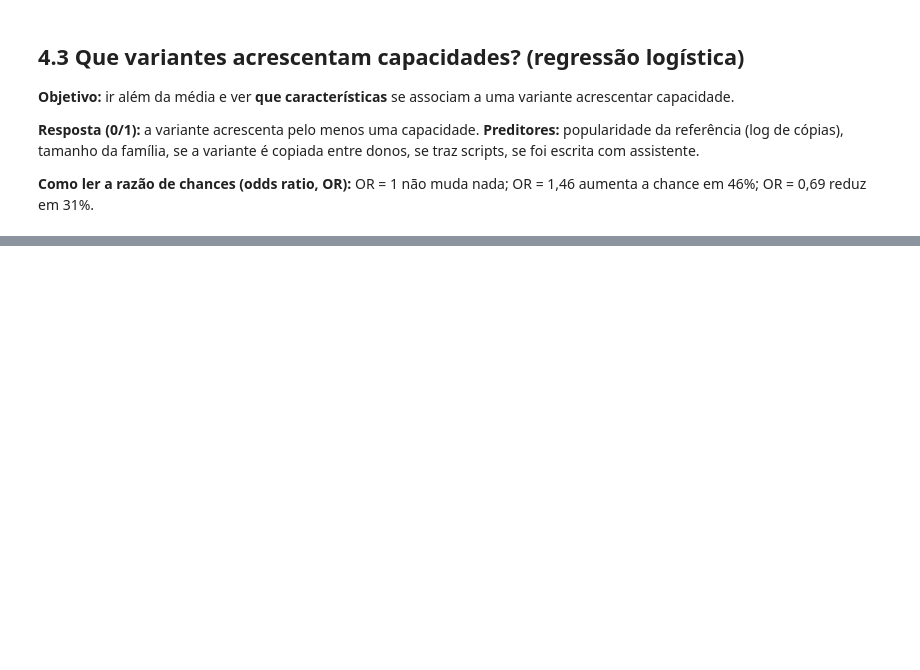
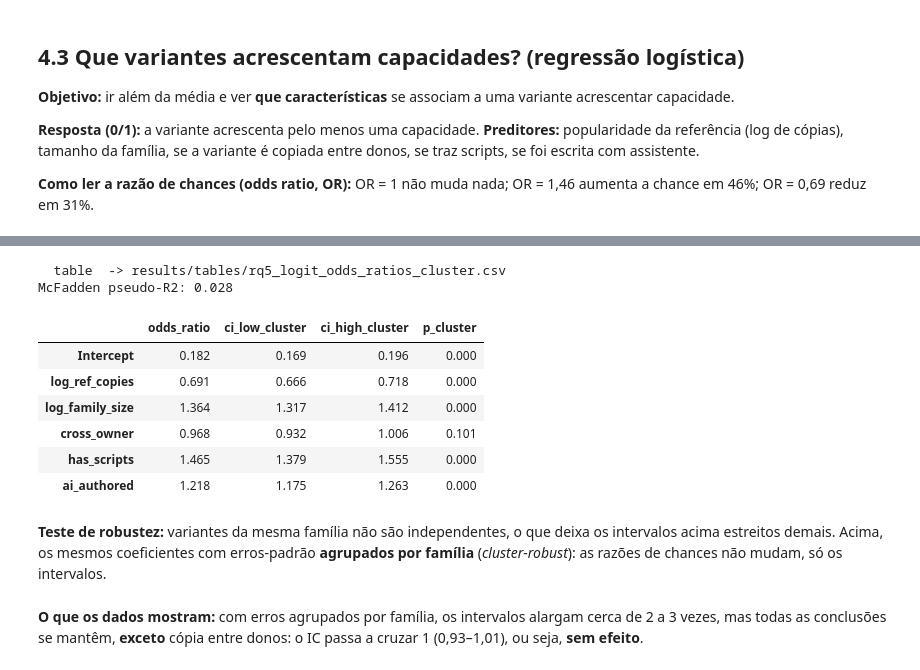
Before and after one commit to Clebah/gitskills-mc, a Jupyter notebook: notebooks/04_rq5_security_capabilities.ipynb, the cells around one changed output, grey strips where cells are left out. Cells and saved outputs as stored; diff of their text form; code cells hidden in the pictures; blank space fills up the shorter version.

```diff
--- a/notebooks/04_rq5_security_capabilities.ipynb
+++ b/notebooks/04_rq5_security_capabilities.ipynb
@@ -126,3 +244,26 @@ odds.round(3)
+# %%
+d["family_code"] = d["family"].astype("category").cat.codes
+robust = smf.logit("added ~ log_ref_copies + log_family_size + cross_owner + has_scripts + ai_authored", data=d).fit(
+    disp=False, cov_type="cluster", cov_kwds={"groups": d["family_code"]})
+ci = np.exp(robust.conf_int())
+odds_cl = pd.DataFrame({"odds_ratio": np.exp(robust.params), "ci_low_cluster": ci[0], "ci_high_cluster": ci[1], "p_cluster": robust.pvalues})
+save_table(odds_cl.reset_index(names="term"), "rq5_logit_odds_ratios_cluster")
+print(f"McFadden pseudo-R2: {model.prsquared:.3f}")
+odds_cl.round(3)
+# %% [output]
+  table  -> results/tables/rq5_logit_odds_ratios_cluster.csv
+McFadden pseudo-R2: 0.028
+|  | odds_ratio | ci_low_cluster | ci_high_cluster | p_cluster |
+| Intercept | 0.182 | 0.169 | 0.196 | 0.000 |
+| log_ref_copies | 0.691 | 0.666 | 0.718 | 0.000 |
+| log_family_size | 1.364 | 1.317 | 1.412 | 0.000 |
+| cross_owner | 0.968 | 0.932 | 1.006 | 0.101 |
+| has_scripts | 1.465 | 1.379 | 1.555 | 0.000 |
+| ai_authored | 1.218 | 1.175 | 1.263 | 0.000 |
+# %% [markdown]
+**Teste de robustez:** variantes da mesma família não são independentes, o que deixa os intervalos acima estreitos demais. Acima, os mesmos coeficientes com erros-padrão **agrupados por família** (*cluster-robust*): as razões de chances não mudam, só os intervalos.
+# %% [markdown]
+**O que os dados mostram:** com erros agrupados por família, os intervalos alargam cerca de 2 a 3 vezes, mas todas as conclusões se mantêm, **exceto** cópia entre donos: o IC passa a cruzar 1 (0,93–1,01), ou seja, **sem efeito**.
 # %% [markdown]
 **O que os dados mostram:**
 * **Ter scripts** aumenta a chance de acrescentar capacidade em **46%** (OR 1,46).
```
Also changed, not shown: parts of 13 cells of this notebook, 22 other files.
